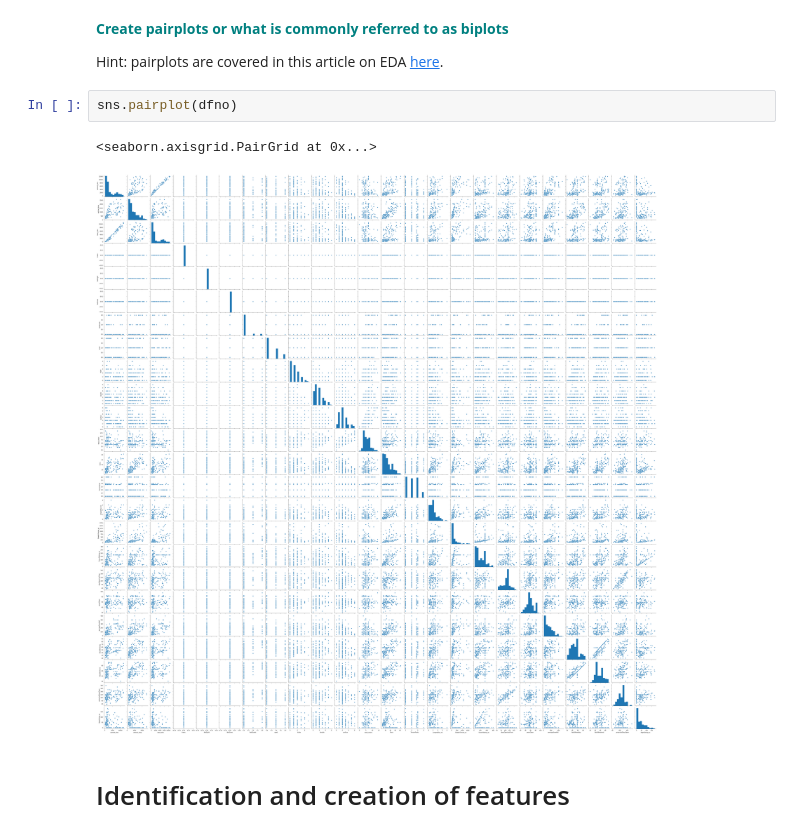
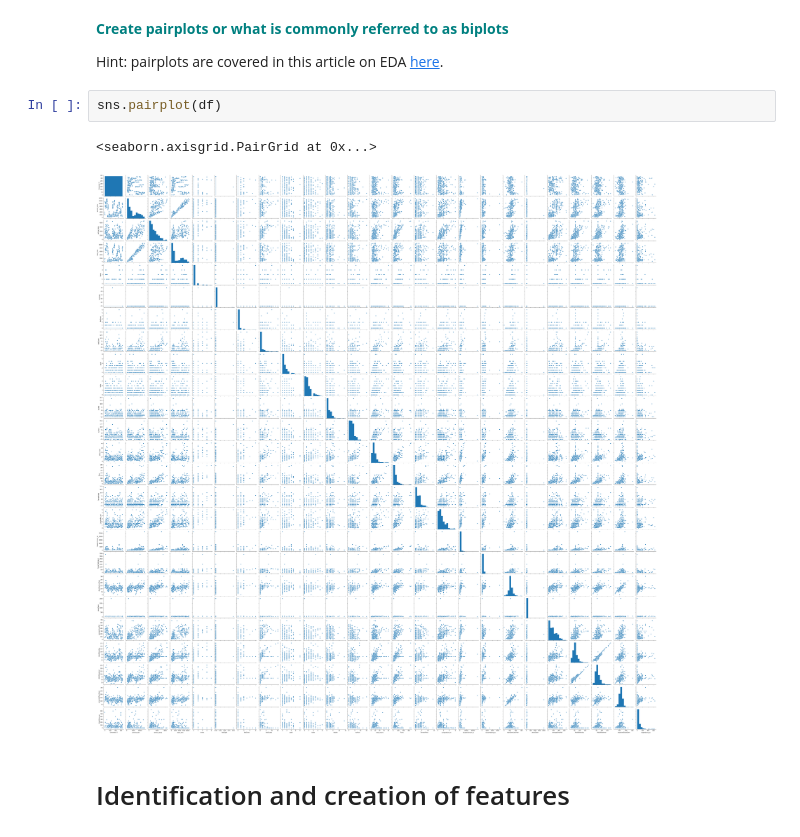
Before and after one commit to ethantran8714/GuidedCapstone, a Jupyter notebook: DataWrangling/[Ethan Tran] GuidedCapstoneStep3HL.ipynb, the cells around one changed output. Saved outputs shown, nothing was run; the diff lists cells and outputs as text.

```diff
--- a/DataWrangling/[Ethan Tran] GuidedCapstoneStep3HL.ipynb
+++ b/DataWrangling/[Ethan Tran] GuidedCapstoneStep3HL.ipynb
@@ -293,10 +246,10 @@ After reviewing these respons varible distributions, there doesn't appear to be
 
 Hint: pairplots are covered in this article on EDA [here](https://medium.com/@aiden.dataminer/the-data-science-method-dsm-exploratory-data-analysis-bc84d4d8d3f9).
 # %%
-sns.pairplot(dfno)
+sns.pairplot(df)
 # %% [output]
 <seaborn.axisgrid.PairGrid at 0x...>
-[figure, old version]
+[figure, new version]
 # %% [markdown]
 # Identification and creation of features
 # %% [markdown]
```
Also changed, not shown: parts of 29 cells of this notebook, 4 other files.
